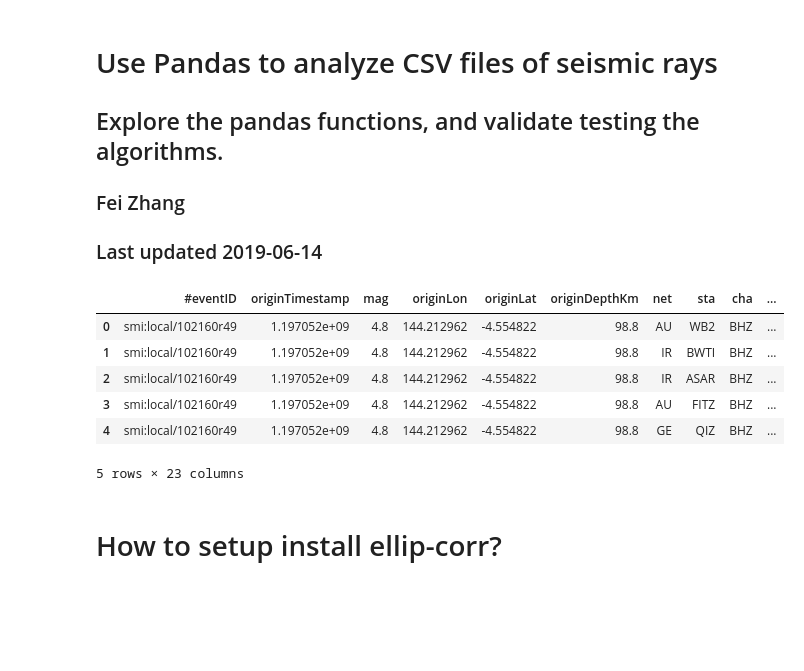
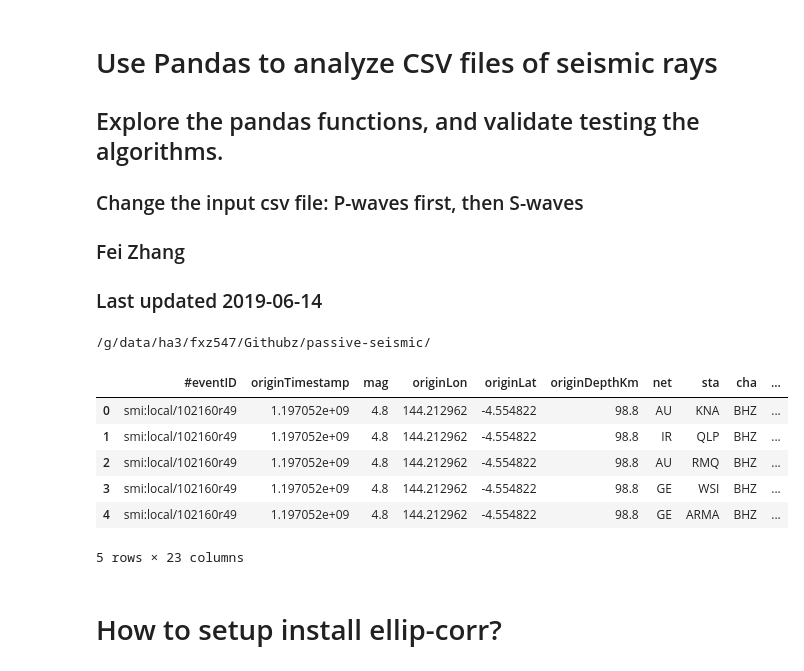
Before and after one commit to GeoscienceAustralia/hiperseis, a Jupyter notebook: notebooks/sort_seismic_events2stations_rays-V2.ipynb, the cells around one changed output. Cells and saved outputs as stored; diff of their text form; code cells hidden in the pictures; blank space fills up the shorter version.

```diff
--- a/notebooks/sort_seismic_events2stations_rays-V2.ipynb
+++ b/notebooks/sort_seismic_events2stations_rays-V2.ipynb
@@ -3,27 +3,36 @@
 
 ## Explore the pandas functions, and validate testing the algorithms.
 
+### Change the input csv file: P-waves first, then S-waves
+
 ###  Fei Zhang
 ### Last updated 2019-06-14
 # %%
+import os
 import pandas as pd
 import matplotlib.pyplot as plt
 
+print(os.environ['PSTHOME'])
 
-inputcsv = '/MySoft/Githubz/passive-seismic/tests/testdata/100K_ensemble.s.txt'
-phase='S'
+# input CSV and phases (P or S)
+phase='P'
+inputcsv = os.path.join(os.environ['PSTHOME'],'tests/testdata/100K_ensemble.p.txt')
+
+#inputcsv = '/MySoft/Githubz/passive-seismic/tests/testdata/100K_ensemble.p.txt'
+
 
 csv_data = pd.read_csv(inputcsv, sep='\s+', header='infer')
 
 csv_data.head()
 # %% [output]
+/g/data/ha3/fxz547/Githubz/passive-seismic/
 |  | #eventID | originTimestamp | mag | originLon | originLat | originDepthKm | net | sta | cha | ... |
-| 0 | smi:local/102160r49 | 1.197052e+09 | 4.8 | 144.212962 | -4.554822 | 98.8 | AU | WB2 | BHZ | ... |
-| 1 | smi:local/102160r49 | 1.197052e+09 | 4.8 | 144.212962 | -4.554822 | 98.8 | IR | BWTI | BHZ | ... |
-| 2 | smi:local/102160r49 | 1.197052e+09 | 4.8 | 144.212962 | -4.554822 | 98.8 | IR | ASAR | BHZ | ... |
-| 3 | smi:local/102160r49 | 1.197052e+09 | 4.8 | 144.212962 | -4.554822 | 98.8 | AU | FITZ | BHZ | ... |
-| 4 | smi:local/102160r49 | 1.197052e+09 | 4.8 | 144.212962 | -4.554822 | 98.8 | GE | QIZ | BHZ | ... |
+| 0 | smi:local/102160r49 | 1.197052e+09 | 4.8 | 144.212962 | -4.554822 | 98.8 | AU | KNA | BHZ | ... |
+| 1 | smi:local/102160r49 | 1.197052e+09 | 4.8 | 144.212962 | -4.554822 | 98.8 | IR | QLP | BHZ | ... |
+| 2 | smi:local/102160r49 | 1.197052e+09 | 4.8 | 144.212962 | -4.554822 | 98.8 | AU | RMQ | BHZ | ... |
+| 3 | smi:local/102160r49 | 1.197052e+09 | 4.8 | 144.212962 | -4.554822 | 98.8 | GE | WSI | BHZ | ... |
+| 4 | smi:local/102160r49 | 1.197052e+09 | 4.8 | 144.212962 | -4.554822 | 98.8 | GE | ARMA | BHZ | ... |
-5 rows × 23 columns
+5 rows × 23 columns
 # %% [markdown]
 # How to setup install ellip-corr?
 # %%
```
Also changed, not shown: parts of 67 cells of this notebook.
